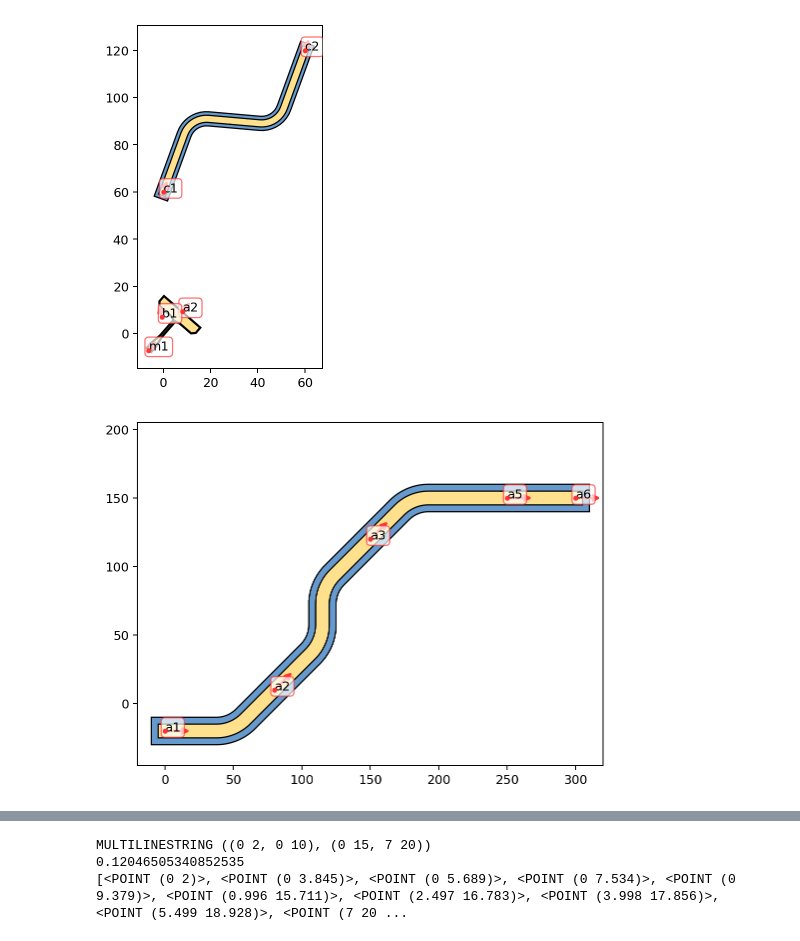
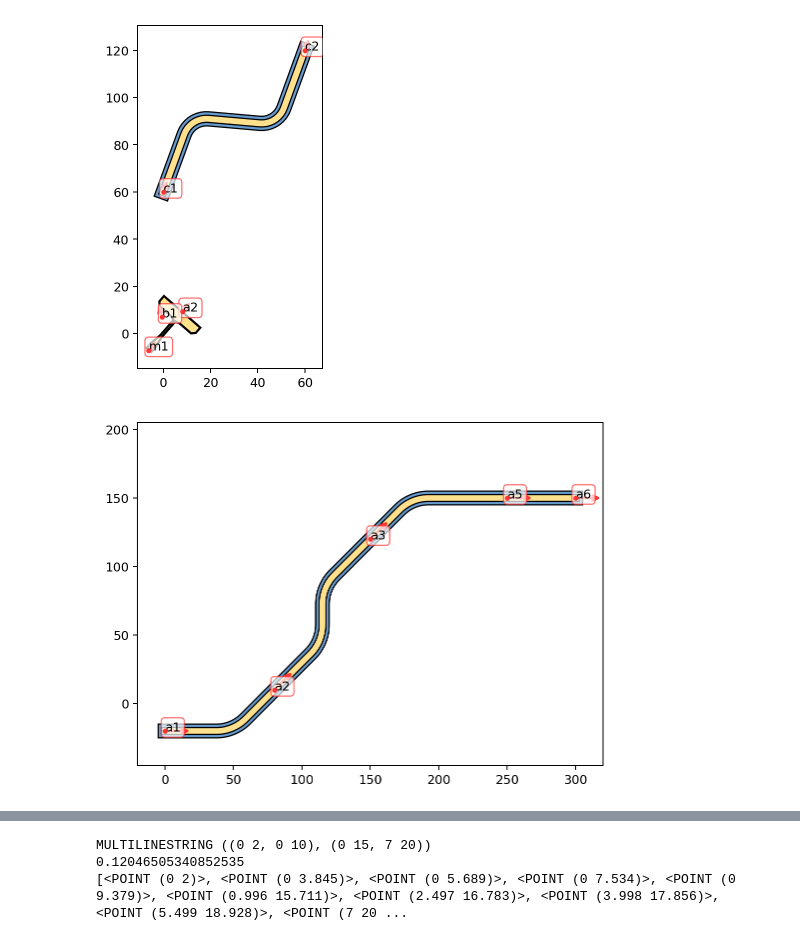
Before and after one commit to eeroqlab/zeroheliumkit, a Jupyter notebook: dev/anchors_test.ipynb, the cells around one changed output, grey strips where cells are left out. Drawn from its saved outputs; the diff is of its cells as text; code cells hidden in the pictures.

```diff
--- a/dev/anchors_test.ipynb
+++ b/dev/anchors_test.ipynb
@@ -172,24 +172,24 @@ plt.show()
 # %%
 route_config = {"radius": 30, "num_segments": 16}
 
 ss = SuperStructure(route_config)
 ss.add_anchor([Anchor((0,-20), 0, "a1"),
                Anchor((80,10), 45, "a2"),
                Anchor((150,120), 45, "a3"),
                Anchor((250,150), 0, "a5"),
                Anchor((300,150), 00, "a6")])
 
-ss.route(("a1", "a2", "a3"), layers={"top": 10, "gnd": 20})
-ss.route(("a3", "a5", "a6"), layers={"top": 10, "gnd": 20})
+ss.route(("a1", "a2", "a3"), layers={"top": 5, "gnd": 10})
+ss.route(("a3", "a5", "a6"), layers={"top": 5, "gnd": 10})
 
 fig = plt.figure(1, figsize=SIZE, dpi=90)
 ax = fig.add_subplot(111)
 set_limits(ax=ax, coor=[150,80], dxdy=[340,250])
 ss.plot(ax=ax, layer=["gnd", "top", "anchorsmod"], color=colorlist, draw_direction=True)
 plt.gca().set_aspect('equal')
 plt.show()
 # %% [output]
-[figure, old version]
+[figure, new version]
 # %%
 route_config = {"radius": 20,
                 "num_segments": 21}
```
Also changed, not shown: parts of 7 cells of this notebook, 1 other file.
